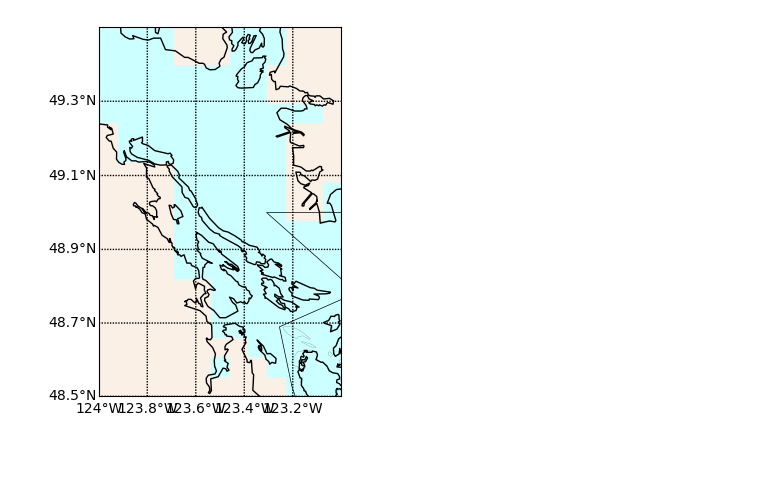
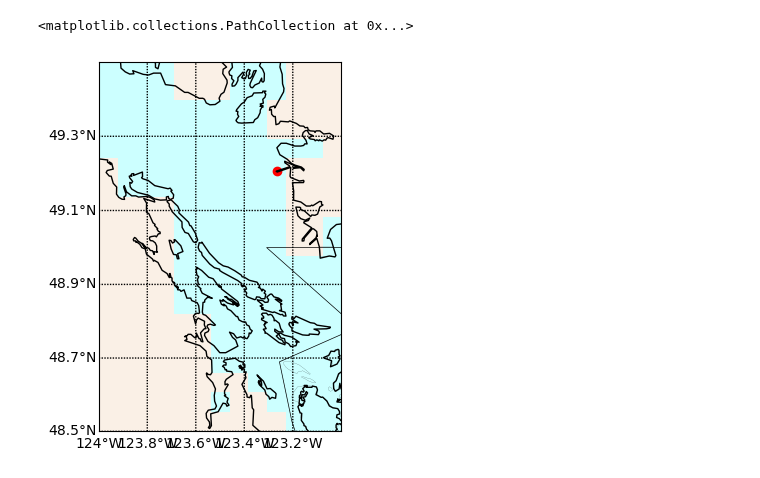
Before and after one commit to SalishSeaCast/analysis-vicente, a Jupyter notebook: notebooks/turbidity/maps_v2.ipynb, the cells around one changed output. Drawn from its saved outputs; the diff is of its cells as text; code cells hidden in the pictures.

```diff
--- a/notebooks/turbidity/maps_v2.ipynb
+++ b/notebooks/turbidity/maps_v2.ipynb
@@ -62,24 +51,28 @@ map = Basemap(projection='merc',llcrnrlon=w_map[0],llcrnrlat=w_map[2],urcrnrlon=
 # %%
 map.drawcoastlines()
 map.drawstates()
 map.drawcountries()
 map.drawlsmask(land_color='Linen', ocean_color='#CCFFFF')
 map.drawcounties()
 #
 parallels = np.arange(w_map[2],w_map[3],0.2) # make latitude lines ever 5 degrees from 30N-50N
 meridians = np.arange(w_map[0],w_map[1],0.2) # make longitude lines every 5 degrees from 95W to 70W
 map.drawparallels(parallels,labels=[1,0,0,0],fontsize=10)
 map.drawmeridians(meridians,labels=[0,0,0,1],fontsize=10)
 #
 bounds = [[0, 26000], [61500, 77000], [107500, 114000], [200000, 203000], [326000, 327000]]
 for bound in bounds:
     i_old = 0
     for i in np.argwhere(np.isnan(PNWrivers['ncst'][bound[0]:bound[1], 1]))[:, 0]:
         x, y = map(PNWrivers['ncst'][bound[0]:bound[1], 0][i_old:i],
                  PNWrivers['ncst'][bound[0]:bound[1], 1][i_old:i])
         map.plot(x, y, 'k-')
         i_old = i + 1
 x, y = map(grid['nav_lon'].values, grid['nav_lat'].values)
+#-123.26524712830536, 49.205453009719676 <--------------------- IWTP
+x1, y1 = map(-123.26524712830536, 49.205453009719676)
+map.scatter(x1,y1,c='r')
 # %% [output]
+<matplotlib.collections.PathCollection at 0x...>
-[figure, old version]
+[figure, new version]
 # %%
```
Also changed, not shown: parts of 4 cells of this notebook, 1 other file.
